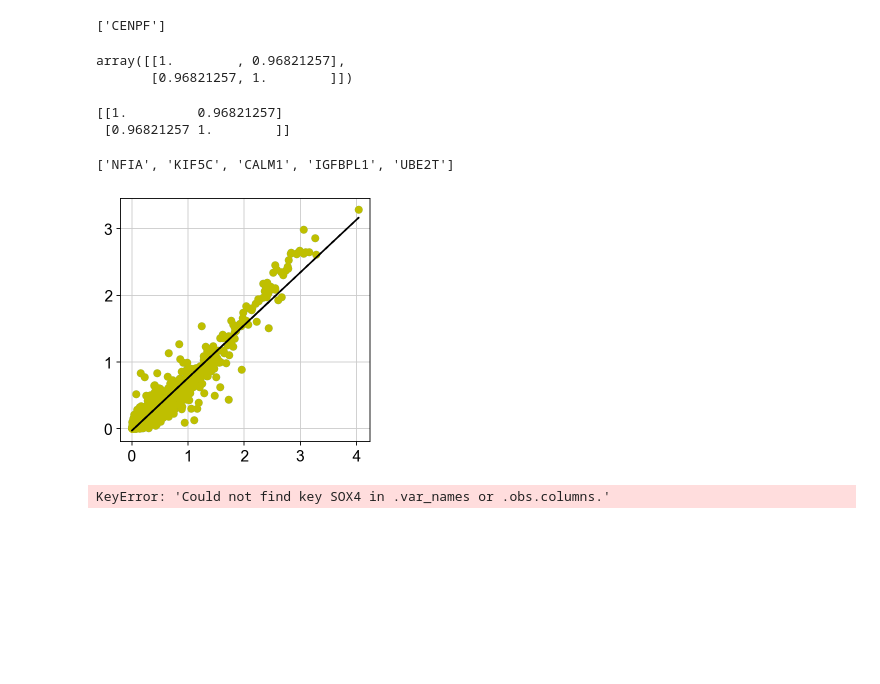
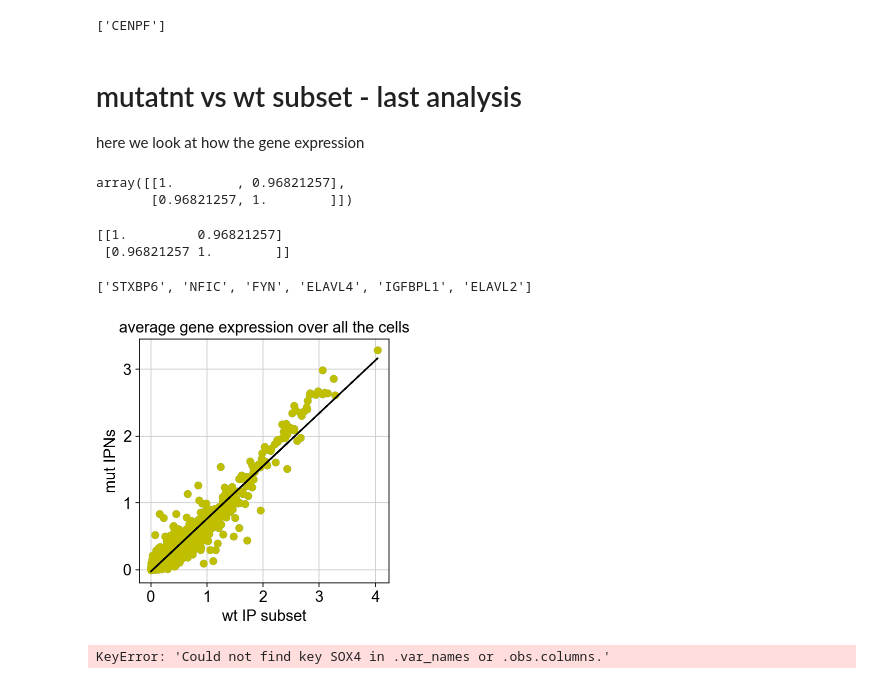
Before and after one commit to samuelheczko/SingleCellPAX6_Sam, a Jupyter notebook: all_genes_analysis_chan.ipynb, the cells around one changed output. Saved outputs shown, nothing was run; the diff lists cells and outputs as text; code cells hidden in the pictures; blank space fills up the shorter version.

Commit message:
new cell wt vs mut

```diff
--- a/all_genes_analysis_chan.ipynb
+++ b/all_genes_analysis_chan.ipynb
@@ -564,6 +564,9 @@ sc.pl.embedding(
         #title = zip(genes_top_exp[cond], gene_exp_dict[cond][ind]),
         #save = f'top_genes_{cond}_expression_nervous_system_development.pdf'
     )
+# %% [markdown]
+# mutatnt vs wt subset - last analysis
+here we look at how the gene expression
 # %%
 terminal_state1 = ips_dict['wt'][ips_dict['wt'].obs['subset'] == 'terminal']
 bridge = ips_dict['wt'][masks_all['wt']['1']]
@@ -588,34 +591,40 @@ mut_all.obs.cluster
 # %%
 x =  np.squeeze(np.asarray(terminal_state1[:, overlapping_genes].X.mean(axis = 0)))
 #y = np.squeeze(np.asarray(end[:, overlapping_genes].X.mean(axis = 0)))
 
 y = np.squeeze(np.asarray(INP_mut[:, overlapping_genes].X.mean(axis = 0)))
 plt.scatter(x,y)
 
 print(np.corrcoef(x,y))
 
 
 coef = np.polyfit(x,y,1)
 poly1d_fn = np.poly1d(coef)
 
 
 points = np.column_stack((x, y))
-points,inside_bbox = points_inside_rectangle((1.5,0,1,1), points)
+points,inside_bbox = points_inside_rectangle((1,0,1,0.5), points)
 
 
 plt.plot(x,y, 'yo', x, poly1d_fn(x), '--k') #'--k'=black dashed line, 'yo' = yellow circle marker
+
+plt.xlabel('wt IP subset')
+plt.ylabel('mut IPNs')
+plt.title('average gene expression over all the cells')
+plt.savefig(path_main + '/gene_expression_mut_wt.png')
+
 
 
 
 #le
 
 
 list(terminal_state1[:,overlapping_genes][:,inside_bbox].var_names)
 # %% [output]
 [[1.         0.96821257]
  [0.96821257 1.        ]]
-['NFIA', 'KIF5C', 'CALM1', 'IGFBPL1', 'UBE2T']
+['STXBP6', 'NFIC', 'FYN', 'ELAVL4', 'IGFBPL1', 'ELAVL2']
-[figure, old version]
+[figure, new version]
 # %%
  sc.pl.embedding(
         wt_all,
```
